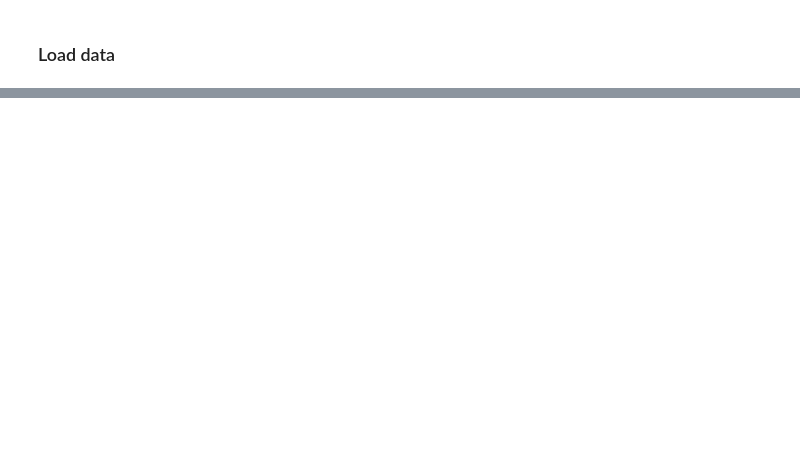
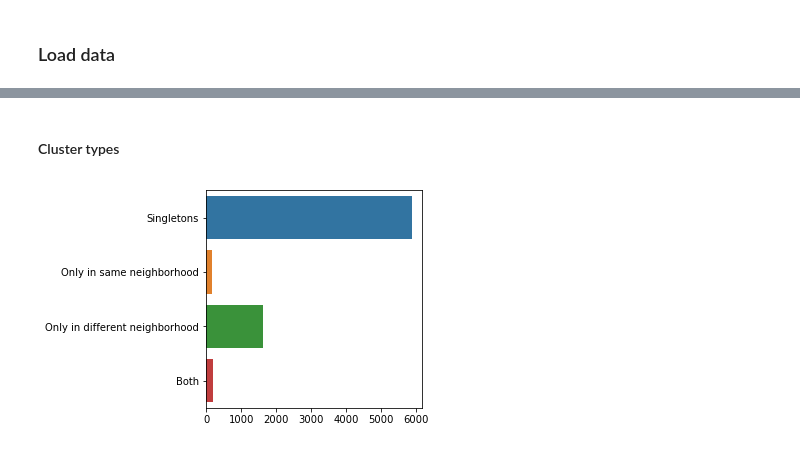
Before and after one commit to MMSB-MOBI/NOX_analysis, a Jupyter notebook: notebook/Neighborhood_analysis.ipynb, the cells around one changed output, grey strips where cells are left out. Drawn from its saved outputs; the diff is of its cells as text; code cells hidden in the pictures; blank space fills up the shorter version.

```diff
--- a/notebook/Neighborhood_analysis.ipynb
+++ b/notebook/Neighborhood_analysis.ipynb
@@ -516,0 +164,3 @@ for cc in connected_comp.subgraphs():
+# %%
+data_uniprot.entries["tr|A0A2T9QBC4|A0A2T9QBC4_SALET"].uniprot_xref = {'EMBL': {'QDUO01000004': 'PVT80048.1', 'AAACMK010000006': 'EAA7628312.1', 'AAACPN010000018': 'EAA7907854.1', 'AAACPY010000009': 'EAA8025228.1', 'AAACVM010000005': 'EAA8693673.1', 'AAACXE010000007': 'EAA8814595.1'}, 'RefSeq': {'NZ_QDUO01000004.1': 'WP_023893330.1'}}
+save(data_uniprot, "allUniprotEntry")
@@ -516,0 +181,9 @@ for cc in connected_comp.subgraphs():
+# %%
+c = 1
+for e in data_uniprot:
+    if c % 10 == 0:
+        print("==", c,"/",len(data_uniprot))
+    c+=1
+    e.set_all_genome_features(enaColl)
+    e.set_neighborhood(10,enaColl)
+    e.delete_all_genome_features()
@@ -516,0 +296,14 @@ for cc in connected_comp.subgraphs():
+# %% [markdown]
+#### Cluster types
+# %%
+nb_singleton = len([c for c in dic_cluster if dic_cluster[c]["type"] == "singleton"])
+nb_same_neighborhood = len([c for c in dic_cluster if dic_cluster[c]["type"]=="only_in_same_neighborhood"])
+nb_unique_neighborhood = len([c for c in dic_cluster if dic_cluster[c]["type"] == "only_in_different_neighborhood"])
+nb_both = len([c for c in dic_cluster if dic_cluster[c]["type"] == "both"])
+y = ["Singletons", "Only in same neighborhood", "Only in different neighborhood", "Both"]
+x = [nb_singleton, nb_same_neighborhood, nb_unique_neighborhood, nb_both]
+plot = sns.barplot(x,y)
+plt.subplots_adjust(left=0.4)
+plot.get_figure().savefig("/Users/chilpert/Results/NOX_visu_clean/Neighborhood/clusters_types.pdf")
+# %% [output]
+[figure, added]
```
Also changed, not shown: parts of 130 cells of this notebook.
